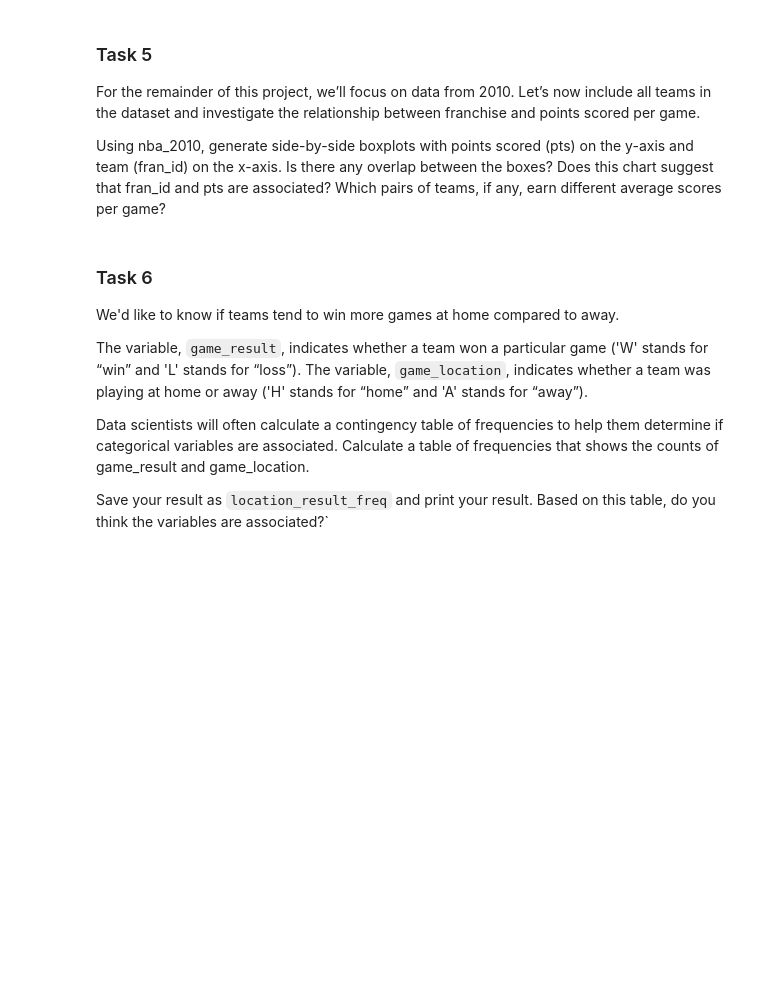
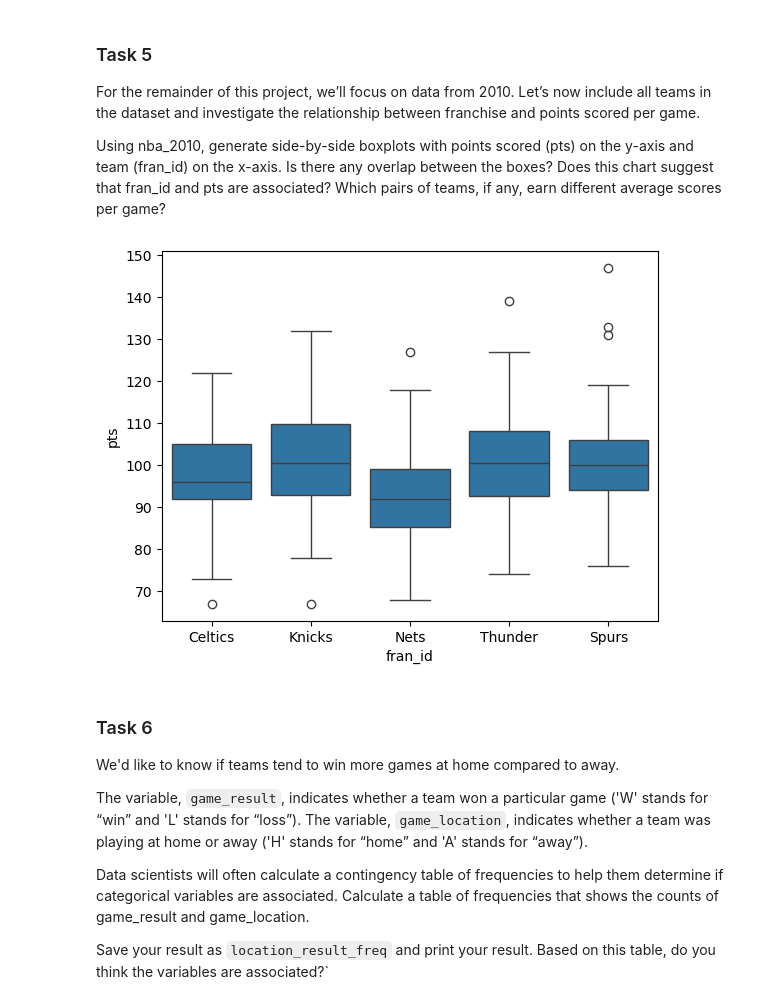
Before and after one commit to moneill717/data_science_portfolio, a Jupyter notebook: Guided Practice/Codecademy_NBA_Trends_Project/Codecademy_NBA_Trends_Project.ipynb, the cells around one changed output. Drawn from its saved outputs; the diff is of its cells as text; code cells hidden in the pictures; blank space fills up the shorter version.

```diff
--- a/Guided Practice/Codecademy_NBA_Trends_Project/Codecademy_NBA_Trends_Project.ipynb
+++ b/Guided Practice/Codecademy_NBA_Trends_Project/Codecademy_NBA_Trends_Project.ipynb
@@ -86,6 +88,12 @@ plt.show()
 For the remainder of this project, we’ll focus on data from 2010. Let’s now include all teams in the dataset and investigate the relationship between franchise and points scored per game.
 
 Using nba_2010, generate side-by-side boxplots with points scored (pts) on the y-axis and team (fran_id) on the x-axis. Is there any overlap between the boxes? Does this chart suggest that fran_id and pts are associated? Which pairs of teams, if any, earn different average scores per game?
+# %%
+sns.boxplot(x = "fran_id",y = "pts",data=nba_2010)
+plt.show()
+plt.close()
+# %% [output]
+[figure, added]
 # %% [markdown]
 ### Task 6
 We'd like to know if teams tend to win more games at home compared to away.
```
Also changed, not shown: parts of 9 cells of this notebook.
